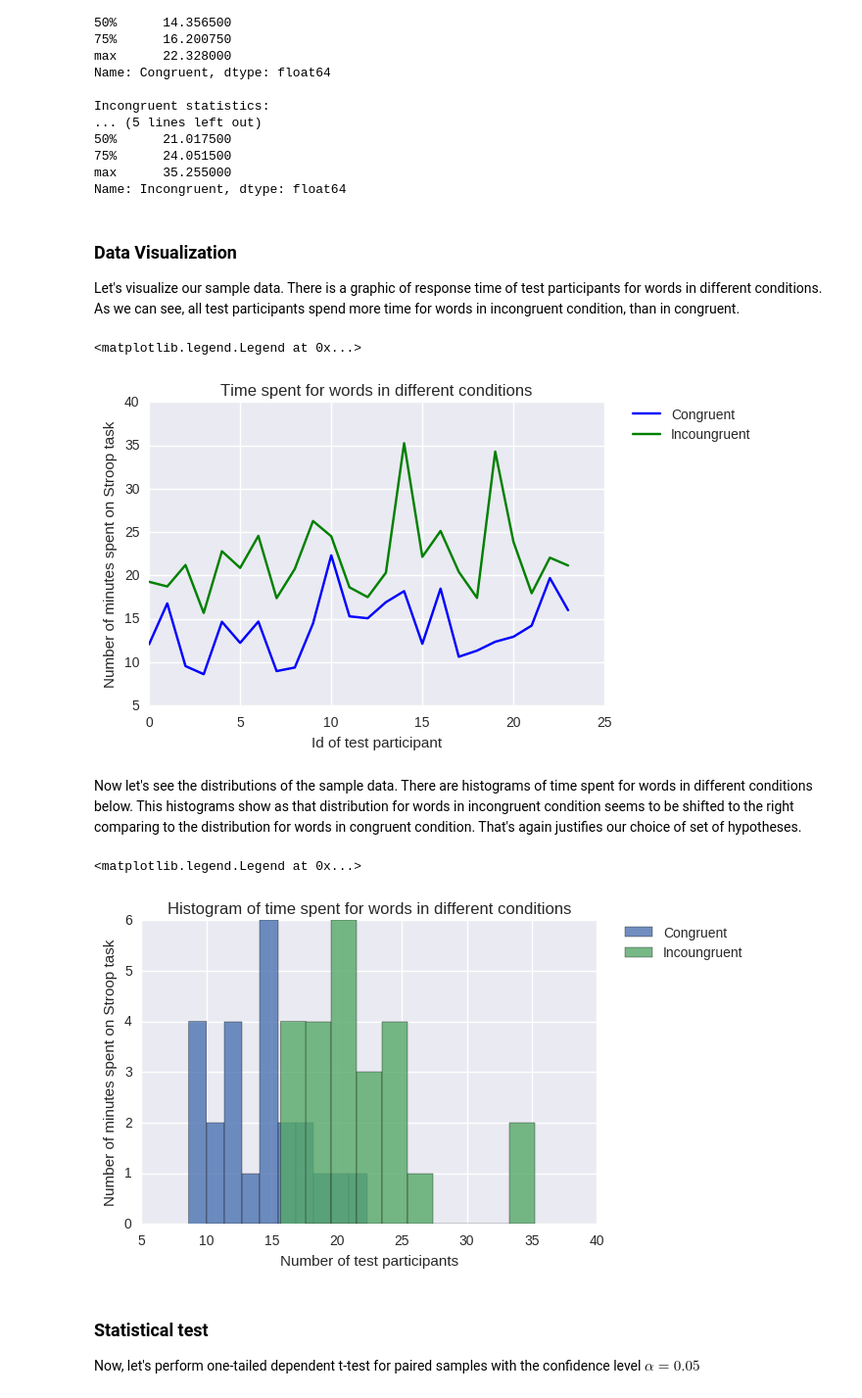
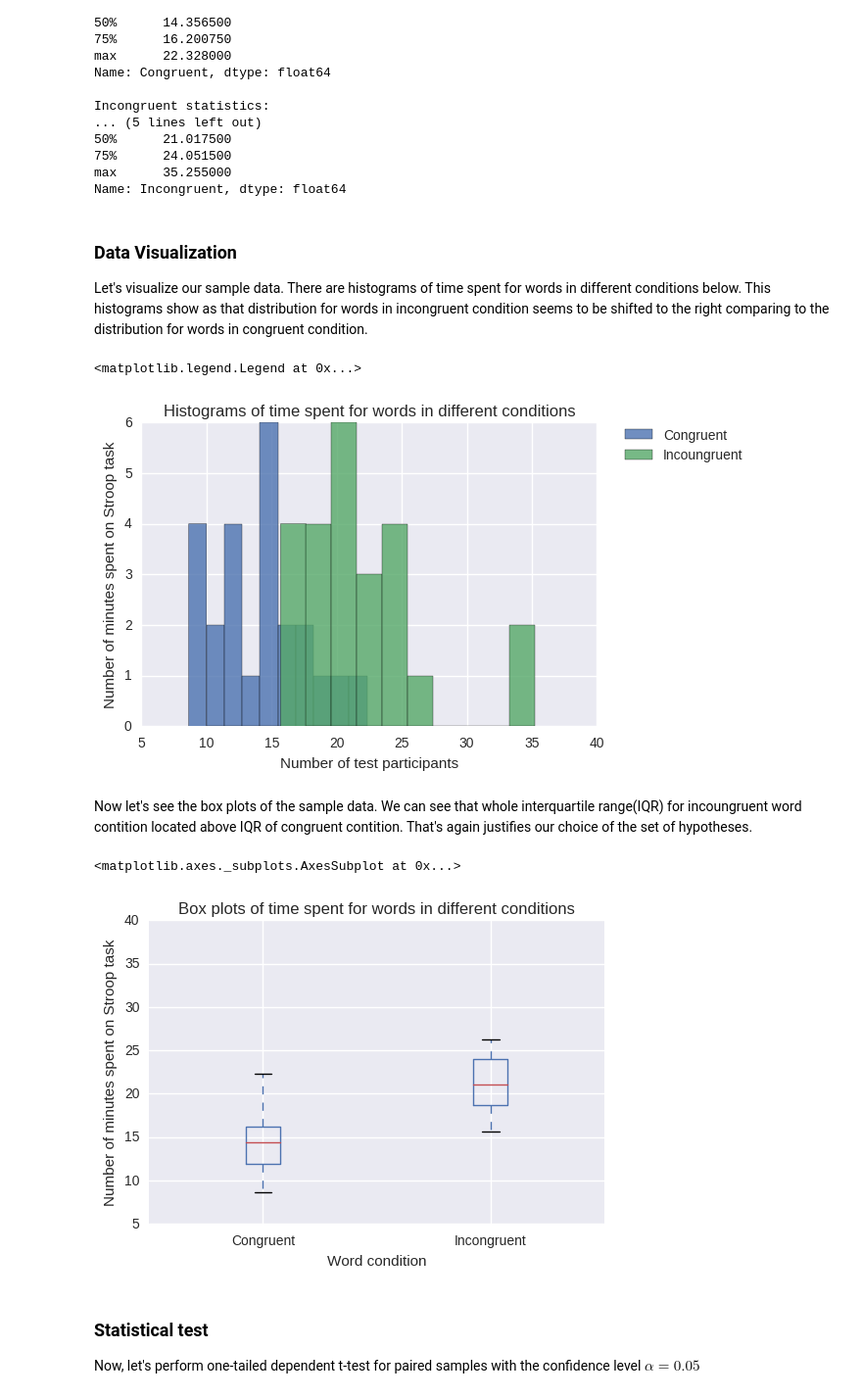
Before and after one commit to NadiyaSitdykova/Perceptual-Phenomenon-Test, a Jupyter notebook: Project1.ipynb, the cells around one changed output. Shown at 98% size. Drawn from its saved outputs; the diff is of its cells as text; code cells hidden in the pictures.

Commit message:
fix hypotheses statement and add more appropriate data visualization

```diff
--- a/Project1.ipynb
+++ b/Project1.ipynb
@@ -42,35 +42,31 @@ Name: Incongruent, dtype: float64
 # %% [markdown]
 ### Data Visualization
 
-Let's visualize our sample data. There is a graphic of response time of test participants for words in different conditions. As we can see, all test participants spend more time for words in incongruent condition, than in congruent.
+Let's visualize our sample data. There are histograms of time spent for words in different conditions below. This histograms show as that distribution for words in incongruent condition seems to be shifted to the right comparing to the distribution for words in congruent condition.
 # %%
 %matplotlib inline
 import matplotlib.pyplot as plt
 import seaborn as sns
 
-plt.title("Time spent for words in different conditions")
-plt.xlabel("Id of test participant")
+plt.title("Histograms of time spent for words in different conditions")
+plt.xlabel("Number of test participants")
 plt.ylabel("Number of minutes spent on Stroop task")
-plt.plot(stroop_data['Congruent'], 'b', label="Congruent")
-plt.plot(stroop_data['Incongruent'], 'g', label="Incoungruent")
+plt.hist(stroop_data['Congruent'], alpha=0.8, label="Congruent")
+plt.hist(stroop_data['Incongruent'], alpha=0.8, label="Incoungruent")
 plt.legend(bbox_to_anchor=(1.05, 1), loc=2, borderaxespad=0.)
 # %% [output]
 <matplotlib.legend.Legend at 0x...>
-[figure, old version]
+[figure, new version]
-# %% [markdown]
-Now let's see the distributions of the sample data. There are histograms of time spent for words in different conditions below. This histograms show as that distribution for words in incongruent condition seems to be shifted to the right comparing to the distribution for words in congruent condition. That's again justifies our choice of set of hypotheses.
+# %% [markdown]
+Now let's see the box plots of the sample data. We can see that whole interquartile range(IQR) for incoungruent word contition located above IQR of congruent contition. That's again justifies our choice of the set of hypotheses.
 # %%
-import numpy as np
-
-plt.title("Histograms of time spent for words in different conditions")
-plt.xlabel("Number of test participants")
+plt.title("Box plots of time spent for words in different conditions")
+plt.xlabel("Word condition")
 plt.ylabel("Number of minutes spent on Stroop task")
-plt.hist(stroop_data['Congruent'], alpha=0.8, label="Congruent")
-plt.hist(stroop_data['Incongruent'], alpha=0.8, label="Incoungruent")
-plt.legend(bbox_to_anchor=(1.05, 1), loc=2, borderaxespad=0.)
+stroop_data.boxplot(return_type='axes')
 # %% [output]
-<matplotlib.legend.Legend at 0x...>
+<matplotlib.axes._subplots.AxesSubplot at 0x...>
-[figure, old version]
+[figure, new version]
 # %% [markdown]
 ### Statistical test
 
```
Also changed, not shown: parts of 2 cells of this notebook, 1 other file.
